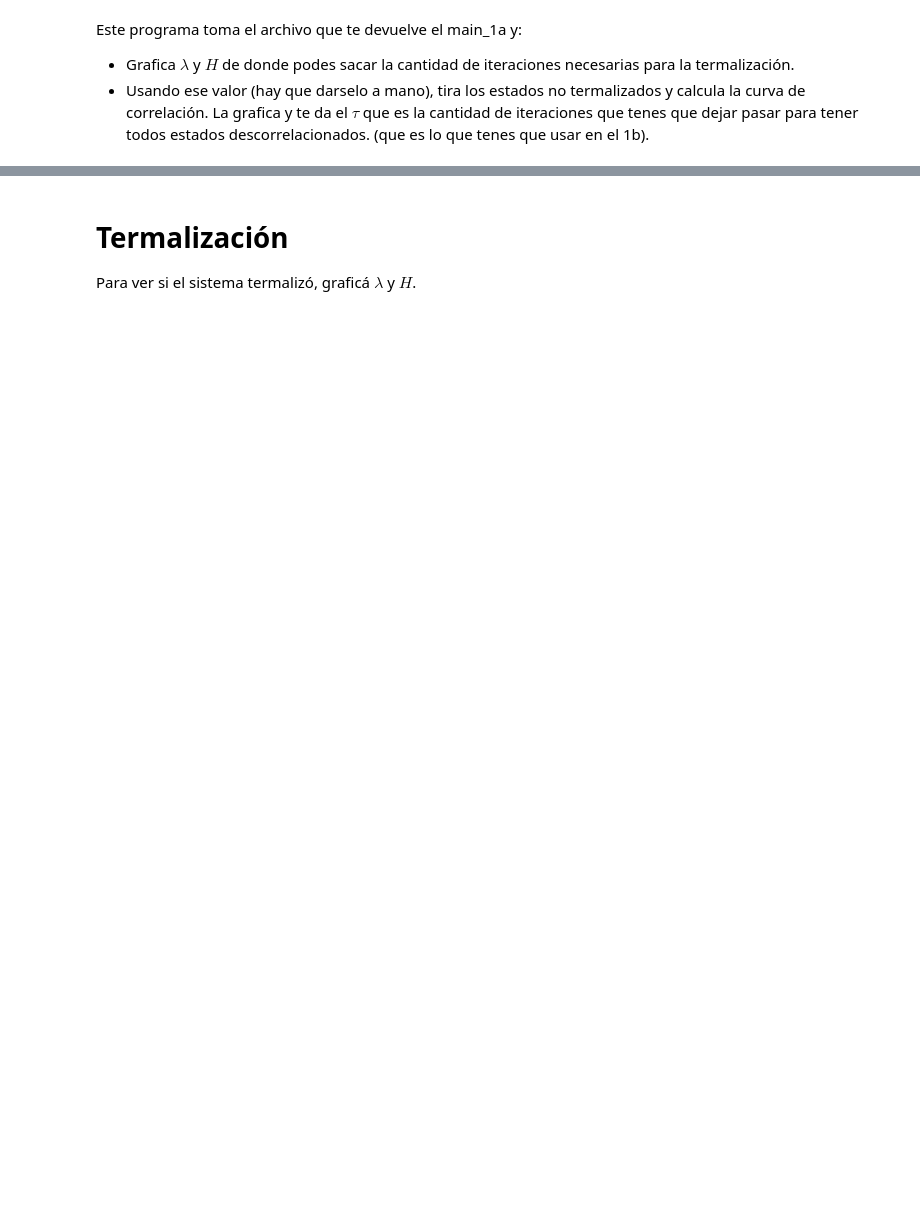
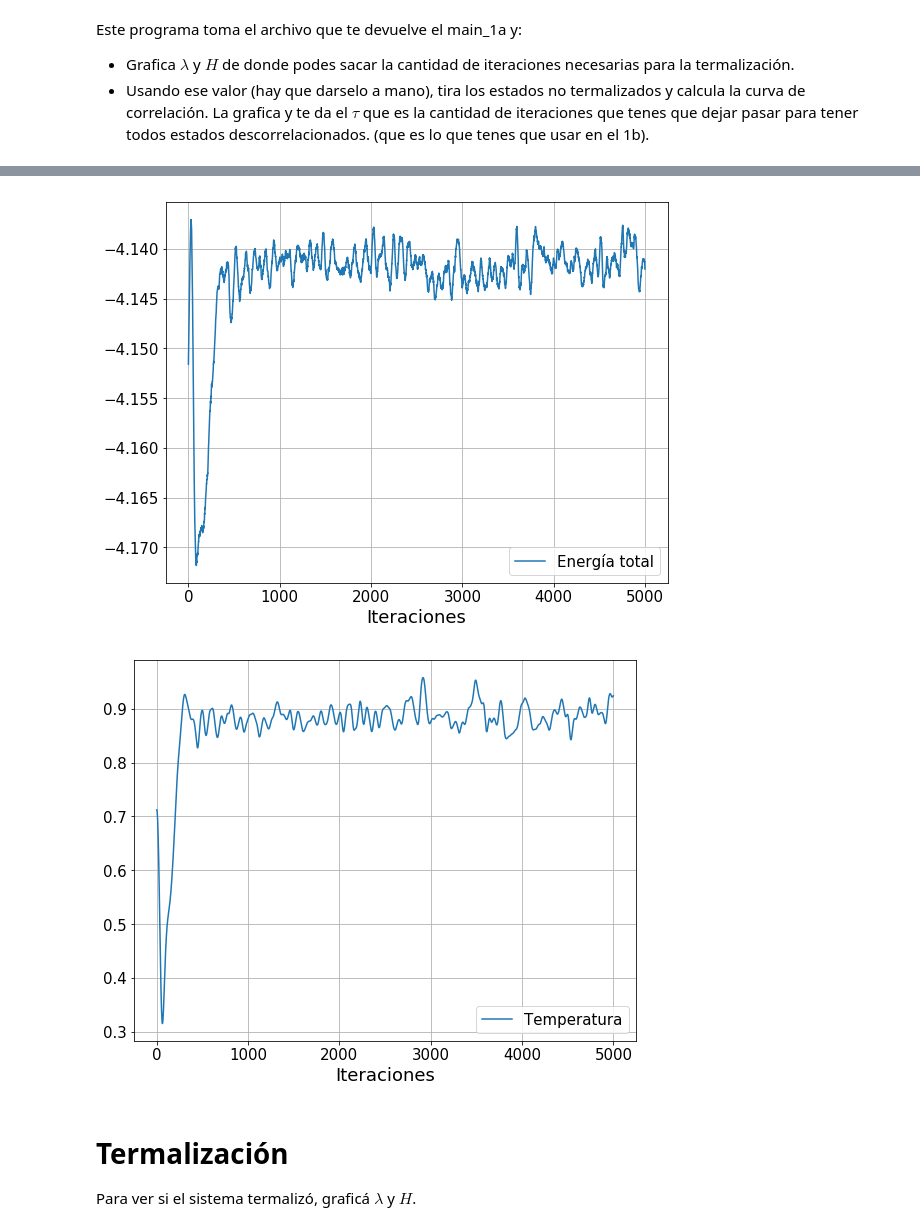
Before and after one commit to Igna11/MD_LJ, a Jupyter notebook: src/Correlacion (Tau).ipynb, the cells around one changed output, grey strips where cells are left out. Drawn from its saved outputs; the diff is of its cells as text; code cells hidden in the pictures; blank space fills up the shorter version.

Commit message:
Correccion a avanzar.c + Agregado delgrafico de temperatura den Correlacion(Tau).ipynb
avanzar.c tenia un i = i+3 que debia ser un i++

```diff
--- a/src/Correlacion (Tau).ipynb
+++ b/src/Correlacion (Tau).ipynb
@@ -86,3 +92,12 @@ A = np.loadtxt("EPot_ECin_Lambda_H.txt")
+# %%
+E_pot = A[:,1]
+E_cin = A[:,2]
+E_tot = E_pot + E_cin
+Graficador(E_tot,'Energía total')
+Graficador(E_cin/1.5,'Temperatura')
+# %% [output]
+[figure, added]
+[figure, added]
 # %% [markdown]
 # Termalización
 
```
Also changed, not shown: parts of 3 cells of this notebook, 1 other file.
